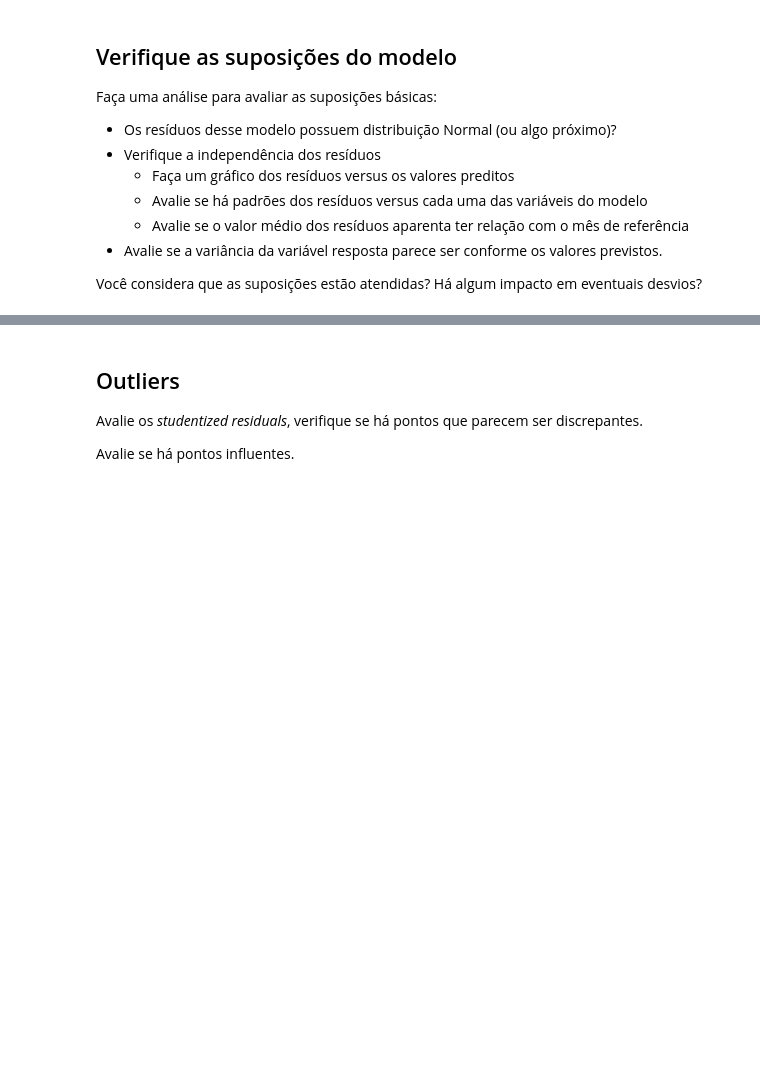
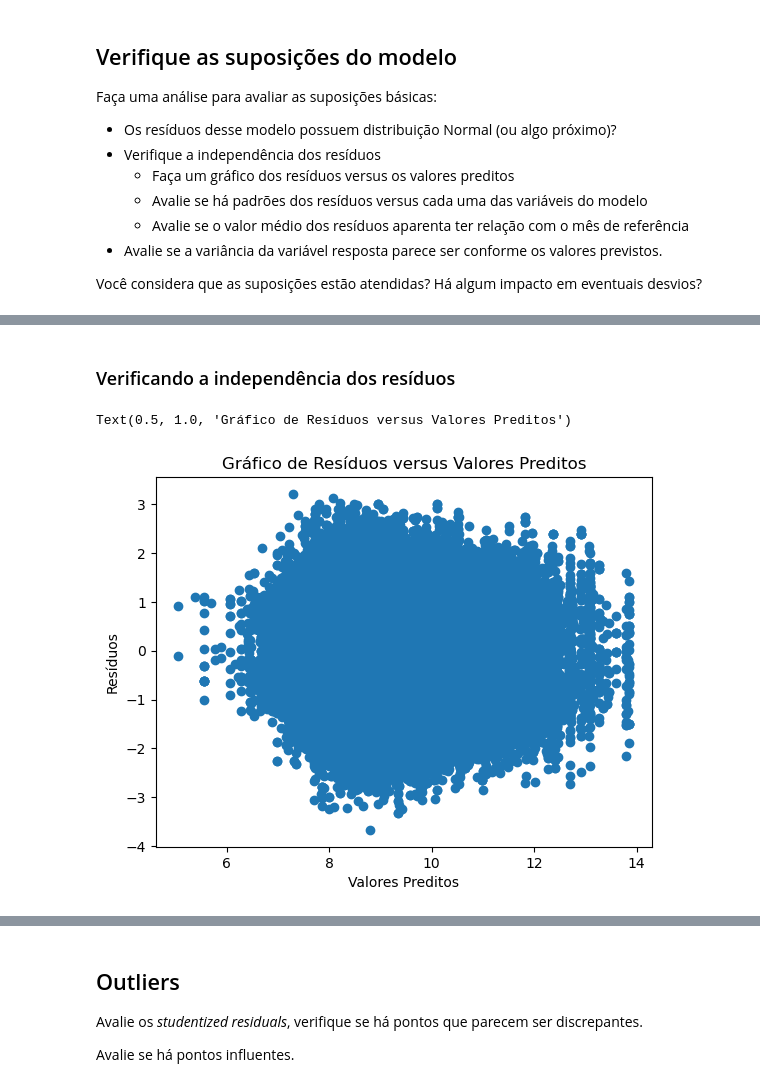
Before and after one commit to jeffersonsilva11/Cientista-de-Dados, a Jupyter notebook: modulo-35/m35-regressao-iv-tarefa-1.ipynb, the cells around one changed output, grey strips where cells are left out. Saved outputs shown, nothing was run; the diff lists cells and outputs as text; code cells hidden in the pictures; blank space fills up the shorter version.

```diff
--- a/modulo-35/m35-regressao-iv-tarefa-1.ipynb
+++ b/modulo-35/m35-regressao-iv-tarefa-1.ipynb
@@ -177,0 +195,11 @@ Você considera que as suposições estão atendidas? Há algum impacto em event
+# %% [markdown]
+### Verificando a independência dos resíduos
+# %%
+# Plotando um gráfico de resíduos vs. valores preditos
+plt.scatter(rf_y_pred, residuos_rf)
+plt.xlabel("Valores Preditos")
+plt.ylabel("Resíduos")
+plt.title("Gráfico de Resíduos versus Valores Preditos")
+# %% [output]
+Text(0.5, 1.0, 'Gráfico de Resíduos versus Valores Preditos')
+[figure, added]
```
Also changed, not shown: parts of 48 cells of this notebook.
